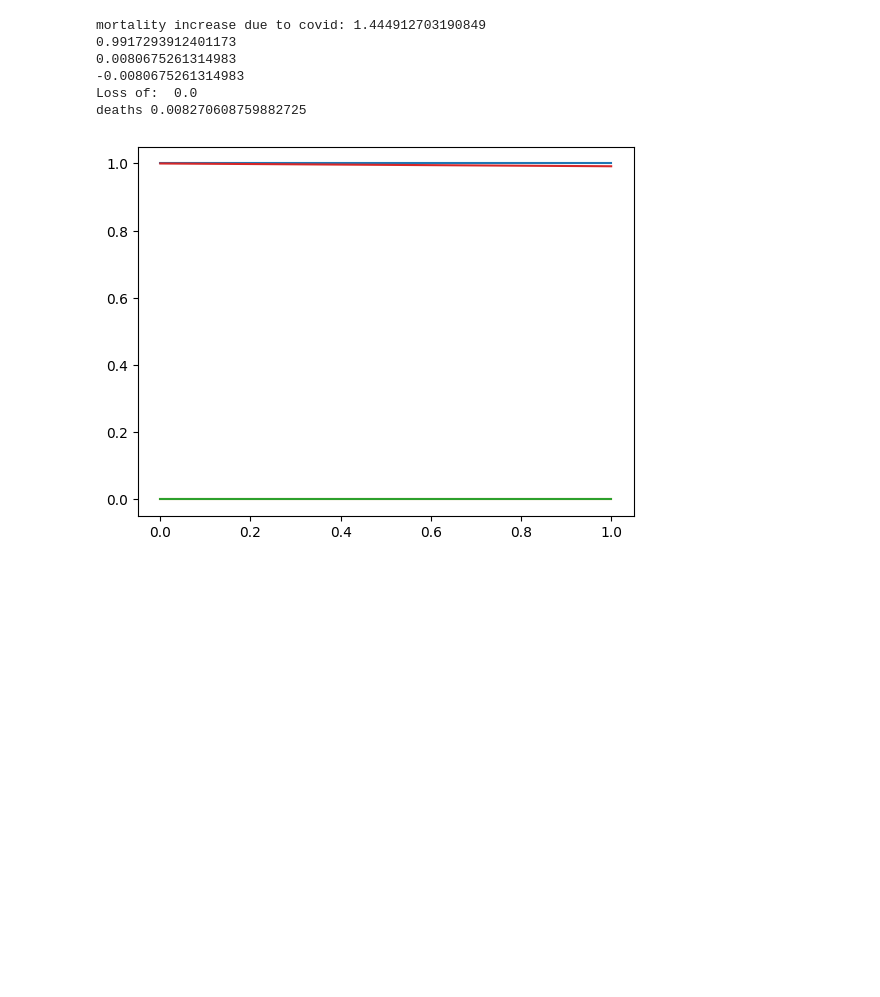
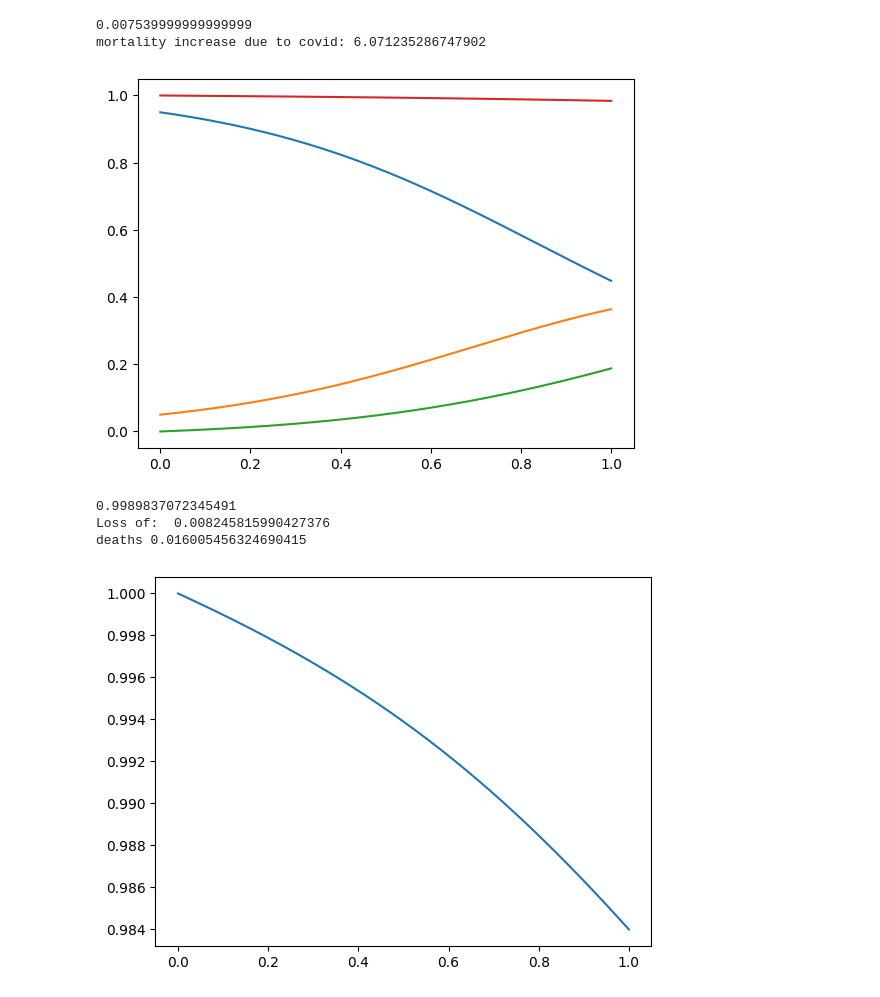
Before and after one commit to aryant2707/math461_unit1_grp5, a Jupyter notebook: COVID Params.ipynb, the cells around one changed output. Saved outputs shown, nothing was run; the diff lists cells and outputs as text; code cells hidden in the pictures; blank space fills up the shorter version.

Commit message:
Updated with accurate ICs for COVID

```diff
--- a/COVID Params.ipynb
+++ b/COVID Params.ipynb
@@ -3,49 +3,57 @@ import numpy as np
 import matplotlib.pyplot as plt
 import scipy.integrate as spi
 # %%
-mu = 830.5/100000 #base death rate
+mu = np.mean([7.4, 7.4, 7.6, 7.7, 7.6])/1000 #average 2015-2019 mortality rate (statscan)
+print(mu)
+
+
 DB = 1
-P = -mu*DB
+P = mu*DB
 # mu * (1 + mort_factor) = case fatality rate + general mortality
-mort_factor =  (0.012+ mu)/mu -1  #increase due to covid infection
+IFR = 0.15 / 100 # estimated 0.15%
+IFRPerYear = 1 - (1-IFR)**(36.5) #cases last ~10 days on average, do a little math to get yearly survival equiv
+mort_factor = IFRPerYear/mu -1
 print("mortality increase due to covid:",mort_factor)
 delta = 0.05 # force of interest
 ddt = lambda p,t: np.array([-mu*p[0], mu*p[0]])
-ic = np.array([1,0.00,0,1,0]) # S,I,R,Alive, dead
-R0 = 3.99 #estimate of R0 in Canada at initial outbreak
+ic = np.array([0.95,0.05,0,1,0]) # S,I,R,Alive, dead
+R0 = 4 #estimate of R0 in Canada at initial outbreak
 def ddt(u,t):
     dudt = np.zeros(5)
     dudt[0] = -R0 * u[0]*u[1]
     dudt[1] = R0*u[0] * u[1] - u[1]
     dudt[2] = u[1]
     dudt[3] = -mu*(1+mort_factor*u[1])*u[3]
     dudt[4] = mu*(1+mort_factor*u[1])*u[3]
     return dudt
 
 
-t = np.linspace(0,1,1000)
+t = np.linspace(0,1,10000)
 y0 = spi.odeint(ddt, ic, t)
 
 alive_pandemic = y0[:,3]
 
 plt.plot(t, y0[:,0:4])
+plt.show()
 print(y0[999,3])
 tpx = y0[:,3]
 mu_xt = mu*(1+mort_factor*y0[:,1])
 discount = np.exp(-delta *t)
 integrand_ben = DB* tpx * mu_xt *discount
 integrand_prem = P * tpx * discount
 EPV_ben = spi.trapezoid(integrand_ben,t)
 EPV_prem = spi.trapezoid(integrand_prem,t)
-print(EPV_ben)
-print(EPV_prem)
-print("Loss of: ", EPV_ben + EPV_prem)
-print("deaths", 1- y0[999,3])
+#print(EPV_ben)
+#print(EPV_prem)
+print("Loss of: ", EPV_ben - EPV_prem)
+print("deaths", 1- y0[-1,3])
+plt.plot(t,y0[:,3])
+plt.show()
 # %% [output]
-mortality increase due to covid: 1.444912703190849
-0.9917293912401173
-0.0080675261314983
--0.0080675261314983
-Loss of:  0.0
-deaths 0.008270608759882725
+0.007539999999999999
+mortality increase due to covid: 6.071235286747902
-[figure, old version]
+[figure, new version]
+0.9989837072345491
+Loss of:  0.008245815990427376
+deaths 0.016005456324690415
+[figure, added]
```
Also changed, not shown: 2 other files.
